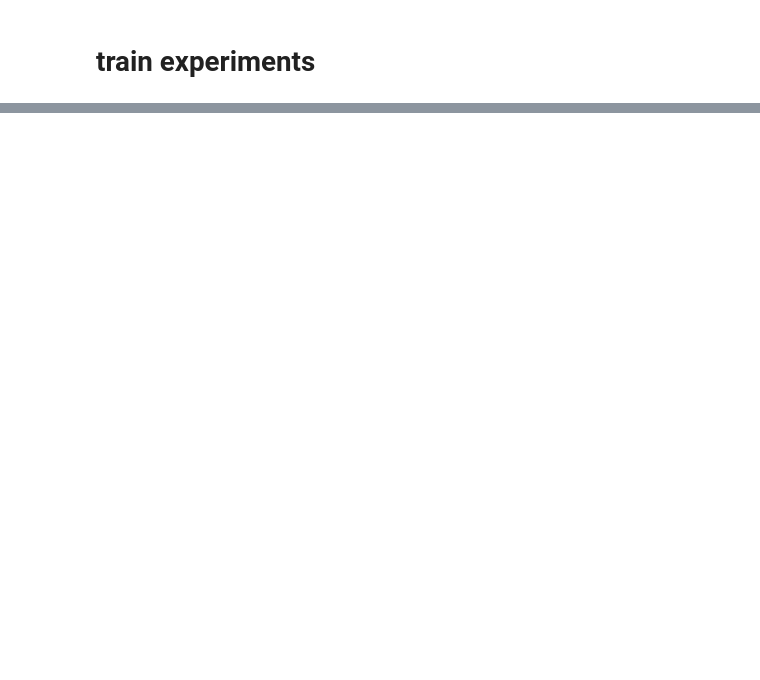
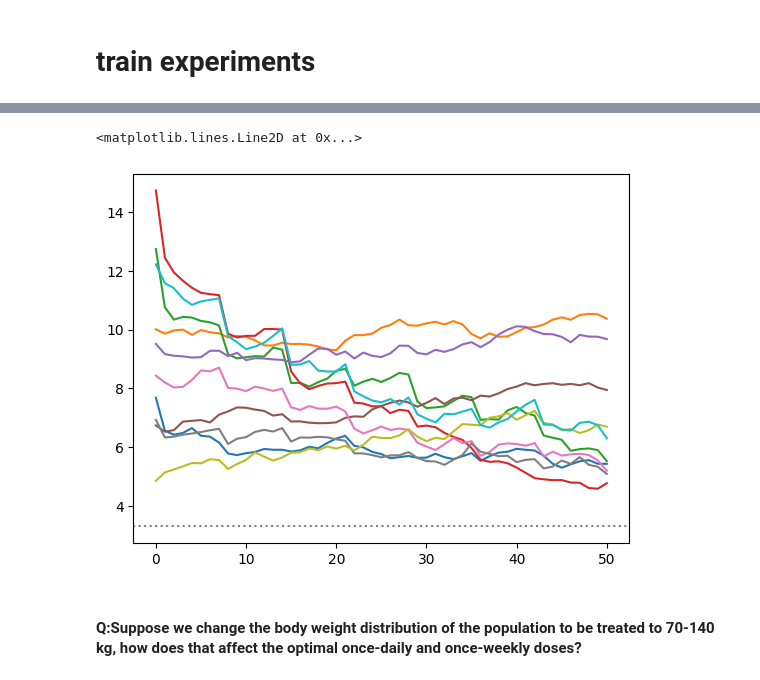
Before and after one commit to caicairay/LSQI-Challenge-2025, a Jupyter notebook: projects/PKPD_quantumInspired.ipynb, the cells around one changed output, grey strips where cells are left out. Drawn from its saved outputs; the diff is of its cells as text; code cells hidden in the pictures; blank space fills up the shorter version.

```diff
--- a/projects/PKPD_quantumInspired.ipynb
+++ b/projects/PKPD_quantumInspired.ipynb
@@ -954,0 +185,48 @@ Wall time: 4min 53s
+# %%
+pred_list = []
+dose = doses_weekly[10]
+for _ in range(10):
+    idx = torch.randint(low=0, high=100, size=(1, ))[0]
+    dose_period = torch.zeros((len_path, 1))
+    for i in range(0, len_path, 7):
+        dose_period[i] = dose.unsqueeze(0)
+    x0_classes = torch.cat([dose_period,
+                            bw[idx], cm[idx]], dim=1).to(device)
+    x0_values = dv_init[idx, :model.dim].unsqueeze(0).to(device)
+
+    total_pred = []
+    total_pred.append(x0_values[0].unsqueeze(0))
+
+    if model.memory > 0:
+        time_history = dv_init[idx,-(model.memory * model.dim):].to(device)
+
+    for i in range(len_path):
+        time_span = torch.linspace(0., 1./len_path, 10).to(x0_values.device)
+        if model.memory > 0:
+            new_x_classes = torch.cat([x0_classes[i].unsqueeze(0), time_history.unsqueeze(0)], dim=1)
+        else:
+            new_x_classes = x0_classes[i].unsqueeze(0)
+
+        with torch.no_grad():
+            if i == 0:
+                testpt = torch.cat([x0_values[i].unsqueeze(0), new_x_classes], dim=1)
+            else:
+                testpt = torch.cat([pred_traj, new_x_classes], dim=1)
+        traj, noise_traj = sde_solver(sde, testpt, time_span)
+
+        pred_traj = traj[-1, :, :model.dim]
+        noise_traj = noise_traj[-1, :, :model.dim]
+        if model.memory > 0:
+                    flattened_coords = pred_traj.flatten()
+                    time_history = torch.cat([time_history[model.dim:].unsqueeze(0), flattened_coords.unsqueeze(0)], dim=1).squeeze()
+        total_pred.append(pred_traj)
+    total_pred = torch.stack(total_pred).squeeze().detach().cpu().numpy()
+    pred_list.append(total_pred)
+# %%
+plt.plot(np.array(pred_list).T * DV_rescale)
+plt.axhline(y=THRESHOLD * DV_rescale, ls=':', c='gray')
+# %% [output]
+<matplotlib.lines.Line2D at 0x...>
+[figure, added]
+# %% [markdown]
+#### Q:Suppose we change the body weight distribution of the population to be treated to 70-140 kg, how does that affect the optimal once-daily and once-weekly doses?
```
Also changed, not shown: parts of 32 cells of this notebook, 8 other files.
